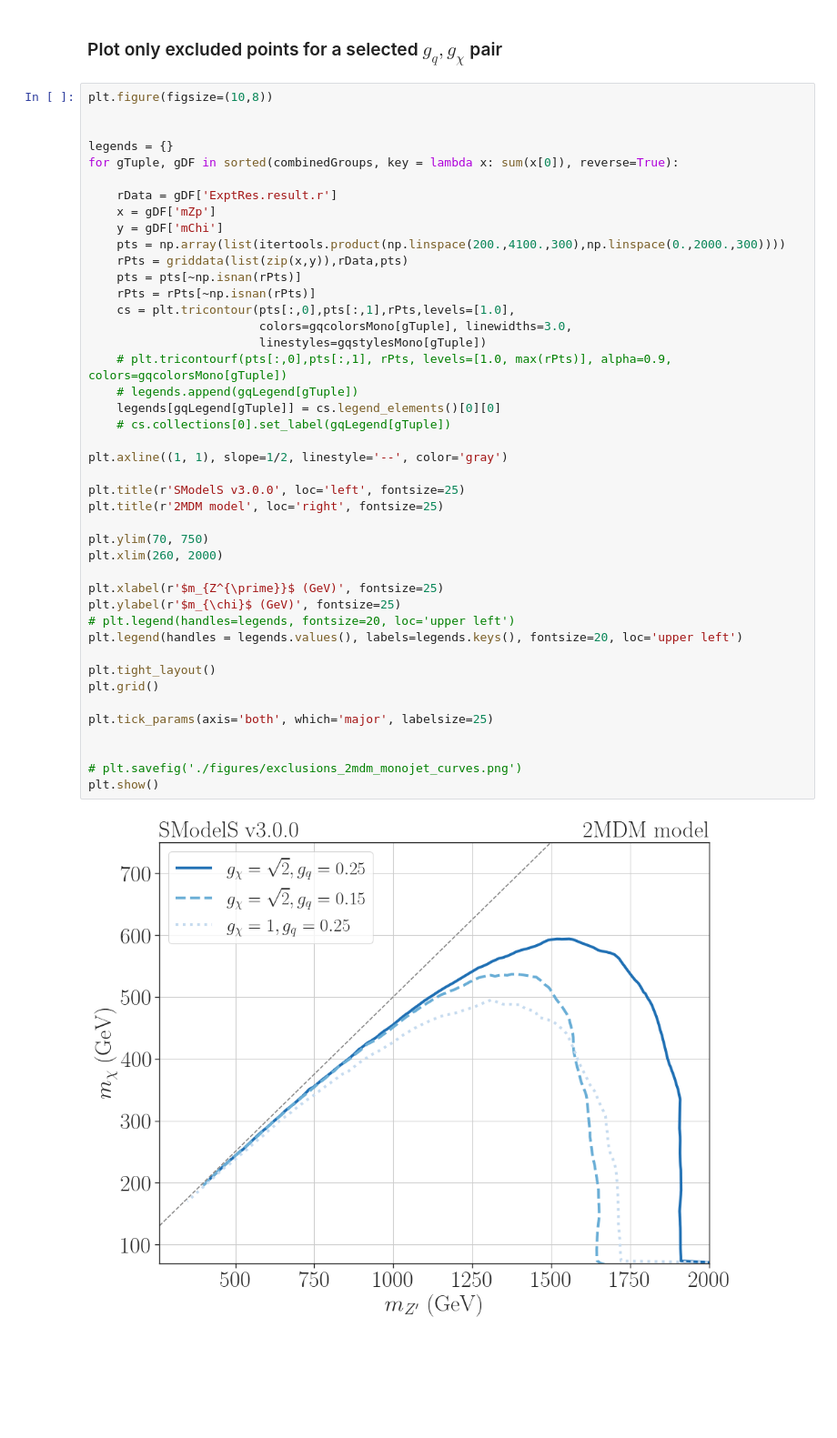
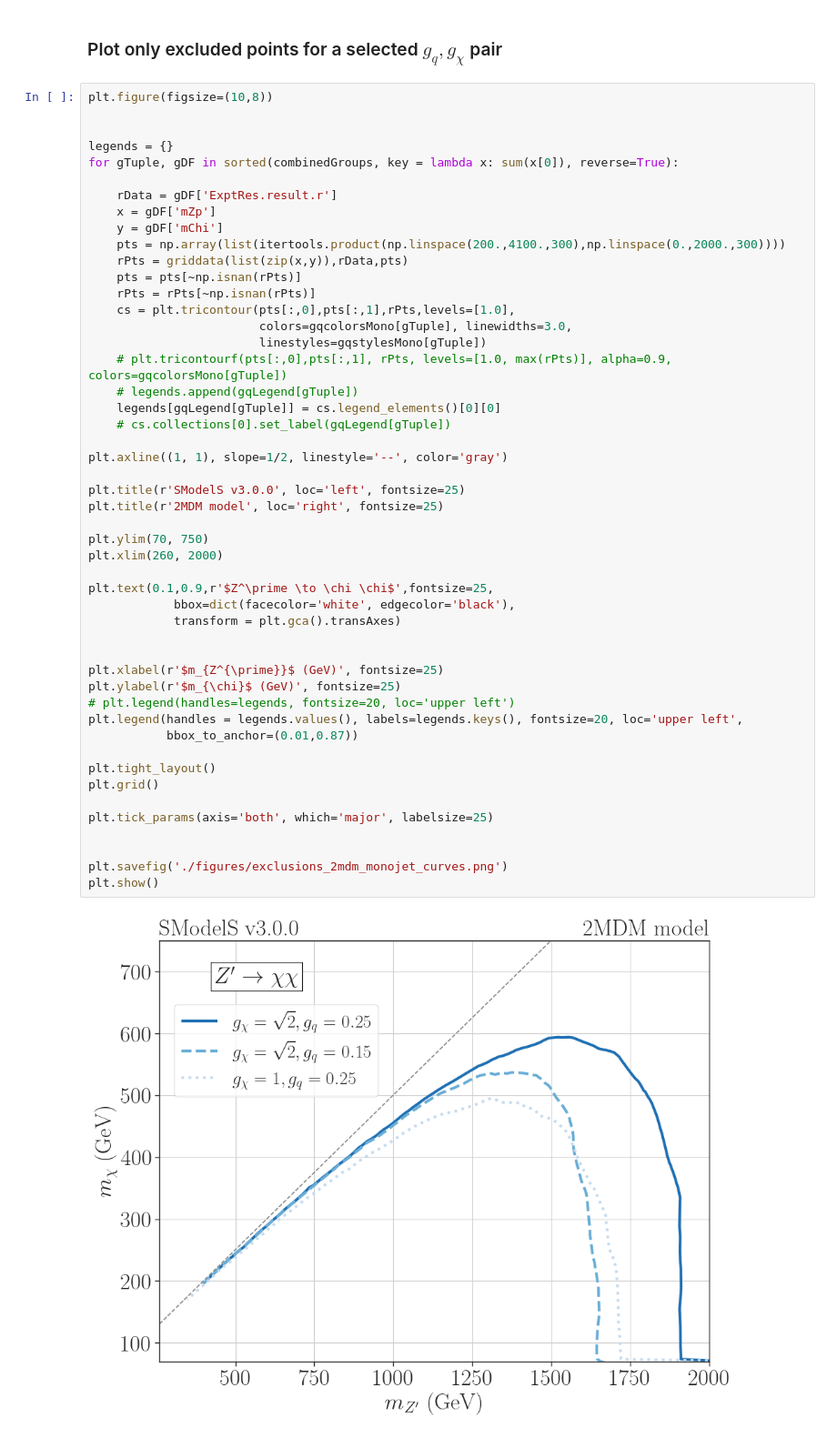
Before and after one commit to SModelS/smodelsv3-paper, a Jupyter notebook: notebooks/2MDM-monojet-plots-combined_new.ipynb, the cells around one changed output. Shown at 91% size. Cells and saved outputs as stored; diff of their text form; blank space fills up the shorter version.

Commit message:
Added missing text box

```diff
--- a/notebooks/2MDM-monojet-plots-combined_new.ipynb
+++ b/notebooks/2MDM-monojet-plots-combined_new.ipynb
@@ -101,33 +101,39 @@ for gTuple, gDF in sorted(combinedGroups, key = lambda x: sum(x[0]), reverse=Tru
     pts = pts[~np.isnan(rPts)]
     rPts = rPts[~np.isnan(rPts)]
     cs = plt.tricontour(pts[:,0],pts[:,1],rPts,levels=[1.0],
                         colors=gqcolorsMono[gTuple], linewidths=3.0,
                         linestyles=gqstylesMono[gTuple])
     # plt.tricontourf(pts[:,0],pts[:,1], rPts, levels=[1.0, max(rPts)], alpha=0.9, colors=gqcolorsMono[gTuple])
     # legends.append(gqLegend[gTuple])
     legends[gqLegend[gTuple]] = cs.legend_elements()[0][0]
     # cs.collections[0].set_label(gqLegend[gTuple])
 
 plt.axline((1, 1), slope=1/2, linestyle='--', color='gray')
 
 plt.title(r'SModelS v3.0.0', loc='left', fontsize=25)
 plt.title(r'2MDM model', loc='right', fontsize=25)
 
 plt.ylim(70, 750)
 plt.xlim(260, 2000)
 
+plt.text(0.1,0.9,r'$Z^\prime \to \chi \chi$',fontsize=25,
+            bbox=dict(facecolor='white', edgecolor='black'),
+            transform = plt.gca().transAxes)
+
+
 plt.xlabel(r'$m_{Z^{\prime}}$ (GeV)', fontsize=25)
 plt.ylabel(r'$m_{\chi}$ (GeV)', fontsize=25)
 # plt.legend(handles=legends, fontsize=20, loc='upper left')
-plt.legend(handles = legends.values(), labels=legends.keys(), fontsize=20, loc='upper left')
+plt.legend(handles = legends.values(), labels=legends.keys(), fontsize=20, loc='upper left',
+           bbox_to_anchor=(0.01,0.87))
 
 plt.tight_layout()
 plt.grid()
 
 plt.tick_params(axis='both', which='major', labelsize=25)
 
 
-# plt.savefig('./figures/exclusions_2mdm_monojet_curves.png')
+plt.savefig('./figures/exclusions_2mdm_monojet_curves.png')
 plt.show()
 # %% [output]
-[figure, old version]
+[figure, new version]
```
Also changed, not shown: 1 other file.
